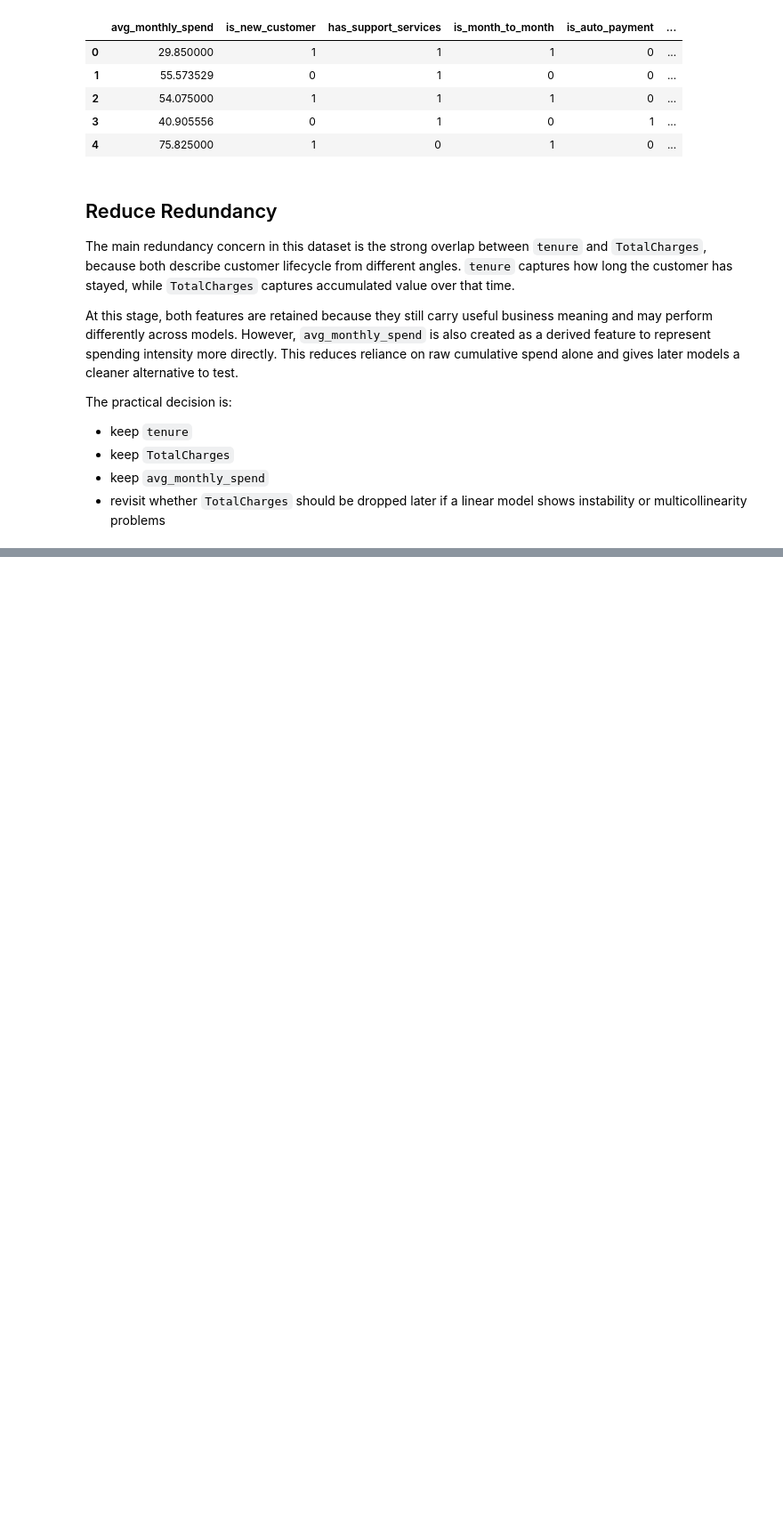
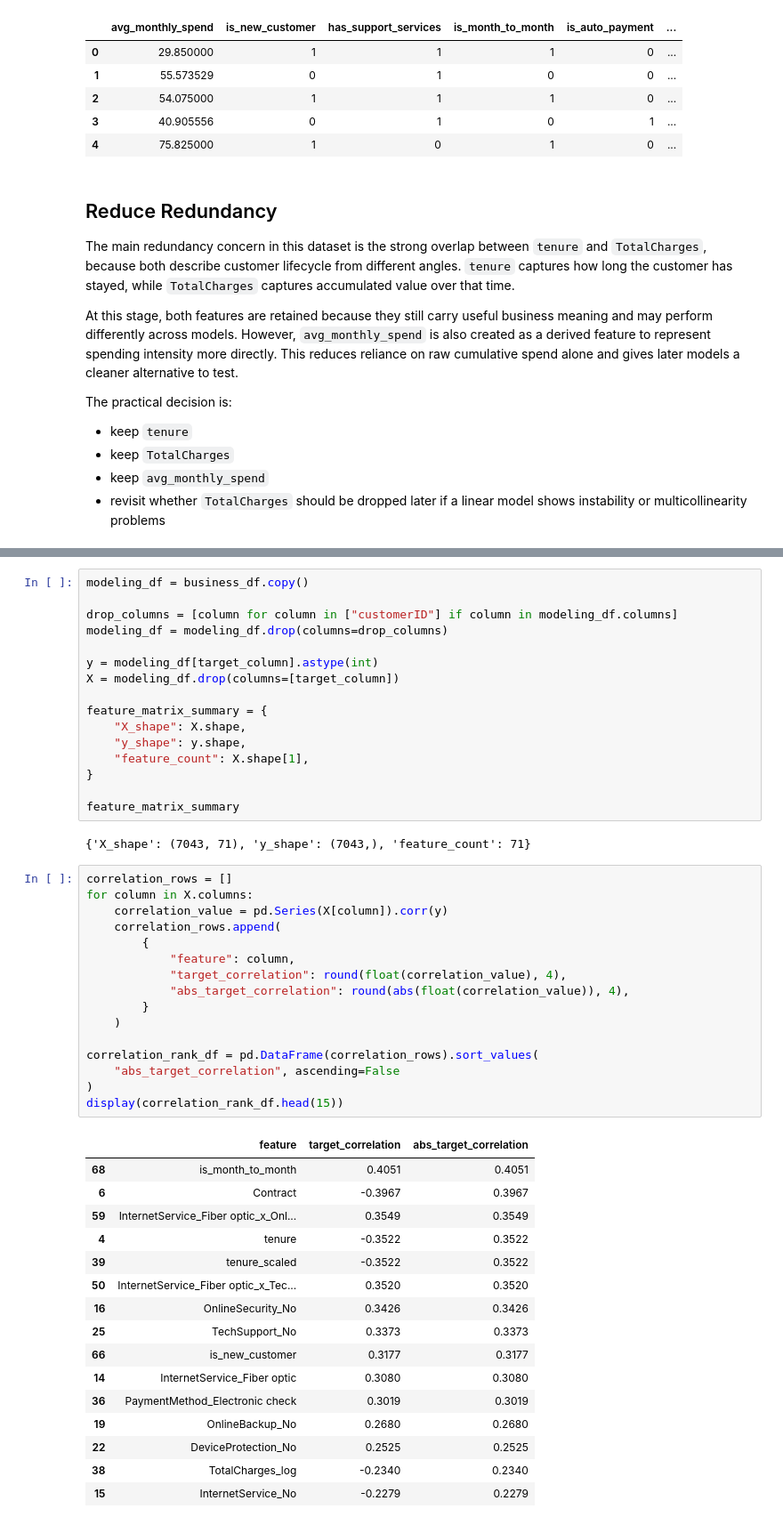
Before and after one commit to mmubashir95/Telco-Customer-Churn, a Jupyter notebook: notebooks/09_feature_engineering.ipynb, the cells around one changed output, grey strips where cells are left out. Shown at 89% size. Cells and saved outputs as stored; diff of their text form; blank space fills up the shorter version.

```diff
--- a/notebooks/09_feature_engineering.ipynb
+++ b/notebooks/09_feature_engineering.ipynb
@@ -448,0 +454,51 @@ The practical decision is:
+# %%
+modeling_df = business_df.copy()
+
+drop_columns = [column for column in ["customerID"] if column in modeling_df.columns]
+modeling_df = modeling_df.drop(columns=drop_columns)
+
+y = modeling_df[target_column].astype(int)
+X = modeling_df.drop(columns=[target_column])
+
+feature_matrix_summary = {
+    "X_shape": X.shape,
+    "y_shape": y.shape,
+    "feature_count": X.shape[1],
+}
+
+feature_matrix_summary
+# %% [output]
+{'X_shape': (7043, 71), 'y_shape': (7043,), 'feature_count': 71}
+# %%
+correlation_rows = []
+for column in X.columns:
+    correlation_value = pd.Series(X[column]).corr(y)
+    correlation_rows.append(
+        {
+            "feature": column,
+            "target_correlation": round(float(correlation_value), 4),
+            "abs_target_correlation": round(abs(float(correlation_value)), 4),
+        }
+    )
+
+correlation_rank_df = pd.DataFrame(correlation_rows).sort_values(
+    "abs_target_correlation", ascending=False
+)
+display(correlation_rank_df.head(15))
+# %% [output]
+|  | feature | target_correlation | abs_target_correlation |
+| 68 | is_month_to_month | 0.4051 | 0.4051 |
+| 6 | Contract | -0.3967 | 0.3967 |
+| 59 | InternetService_Fiber optic_x_Onl... | 0.3549 | 0.3549 |
+| 4 | tenure | -0.3522 | 0.3522 |
+| 39 | tenure_scaled | -0.3522 | 0.3522 |
+| 50 | InternetService_Fiber optic_x_Tec... | 0.3520 | 0.3520 |
+| 16 | OnlineSecurity_No | 0.3426 | 0.3426 |
+| 25 | TechSupport_No | 0.3373 | 0.3373 |
+| 66 | is_new_customer | 0.3177 | 0.3177 |
+| 14 | InternetService_Fiber optic | 0.3080 | 0.3080 |
+| 36 | PaymentMethod_Electronic check | 0.3019 | 0.3019 |
+| 19 | OnlineBackup_No | 0.2680 | 0.2680 |
+| 22 | DeviceProtection_No | 0.2525 | 0.2525 |
+| 38 | TotalCharges_log | -0.2340 | 0.2340 |
+| 15 | InternetService_No | -0.2279 | 0.2279 |
```
Also changed, not shown: parts of 7 cells of this notebook.
